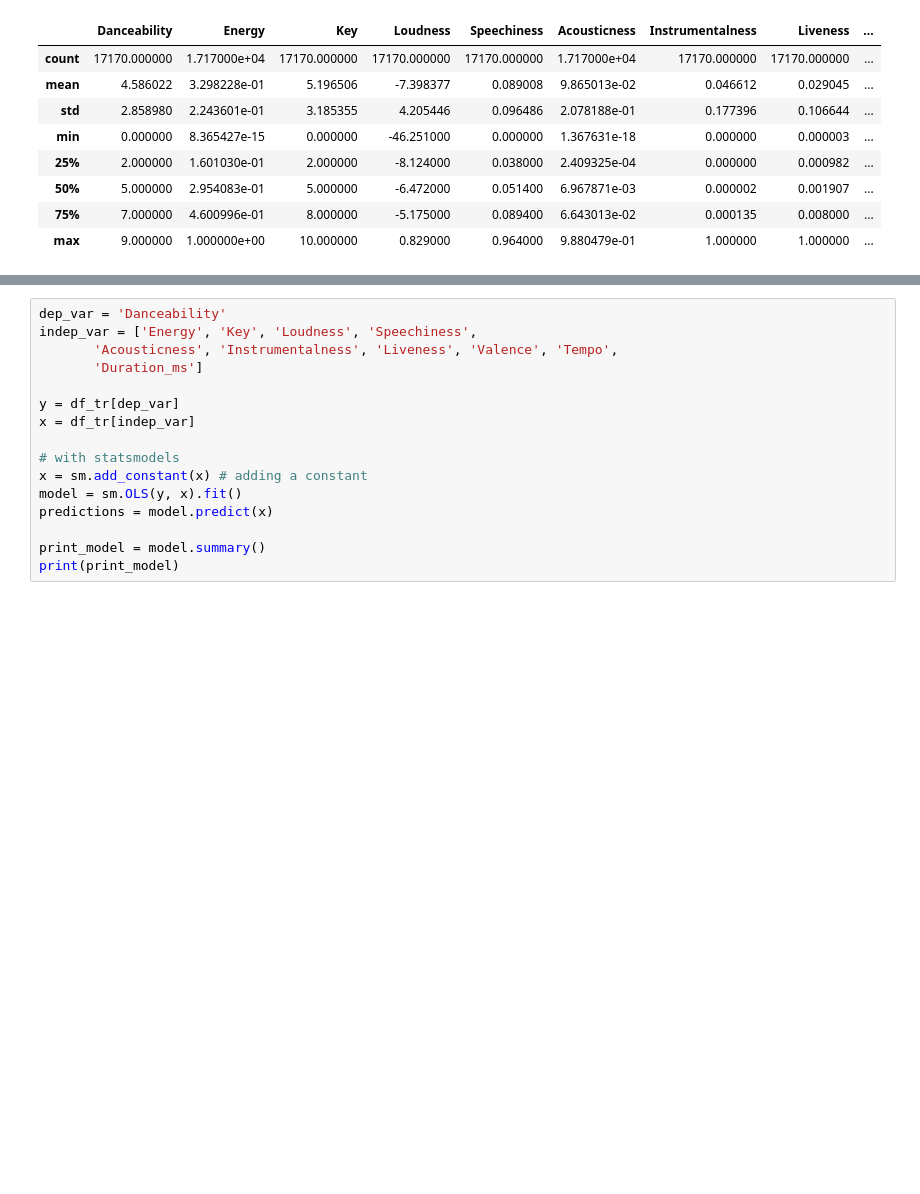
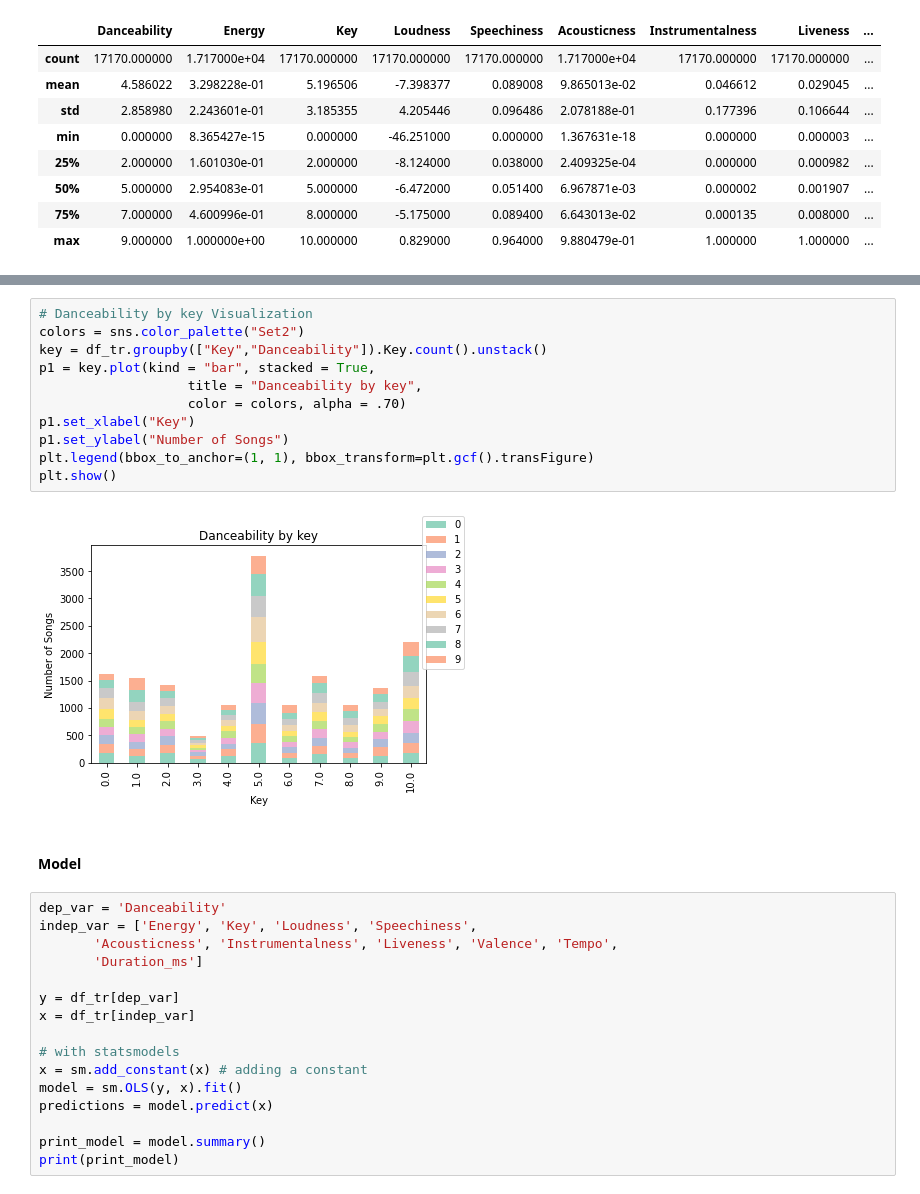
Before and after one commit to ouyang-yang/HTML, a Jupyter notebook: ML_FP.ipynb, the cells around one changed output, grey strips where cells are left out. Saved outputs shown, nothing was run; the diff lists cells and outputs as text; blank space fills up the shorter version.

```diff
--- a/ML_FP.ipynb
+++ b/ML_FP.ipynb
@@ -53,3 +70,18 @@ df_tr.describe()
+# %%
+# Danceability by key Visualization
+colors = sns.color_palette("Set2")
+key = df_tr.groupby(["Key","Danceability"]).Key.count().unstack()
+p1 = key.plot(kind = "bar", stacked = True,
+                   title = "Danceability by key",
+                   color = colors, alpha = .70)
+p1.set_xlabel("Key")
+p1.set_ylabel("Number of Songs")
+plt.legend(bbox_to_anchor=(1, 1), bbox_transform=plt.gcf().transFigure)
+plt.show()
+# %% [output]
+[figure, added]
+# %% [markdown]
+#### Model
 # %%
 dep_var = 'Danceability'
 indep_var = ['Energy', 'Key', 'Loudness', 'Speechiness',
```
Also changed, not shown: parts of 8 cells of this notebook.
